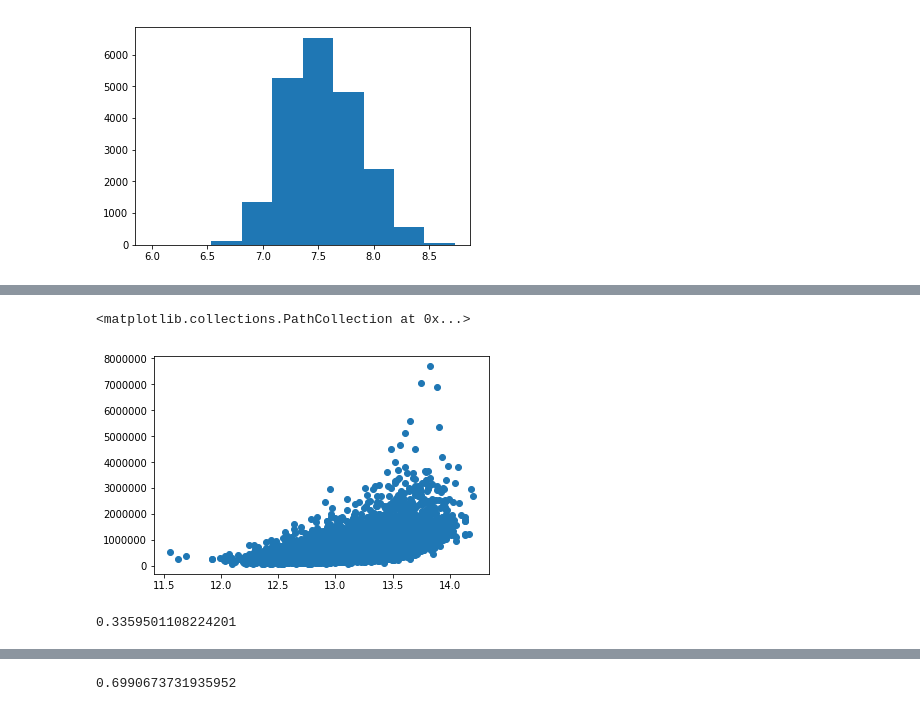
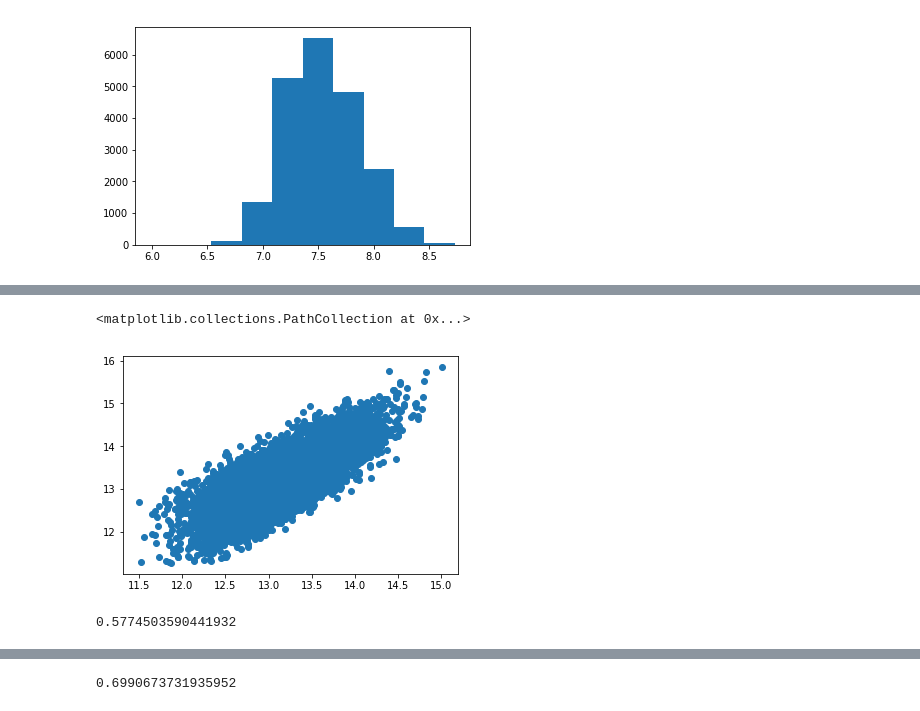
Before and after one commit to dmart49/Mod1Project, a Jupyter notebook: data_cleaning.ipynb, the cells around one changed output, grey strips where cells are left out. Cells and saved outputs as stored; diff of their text form; code cells hidden in the pictures.

```diff
--- a/data_cleaning.ipynb
+++ b/data_cleaning.ipynb
@@ -1,5 +1,4 @@
 # %%
 import pandas as pd
 
-kc_houses = pd.read_csv('kc_house_data.csv')
-#Importing Housing Data using Pandas
+kc_houses = pd.read_csv('/Users/flatironschool/Documents/dsc-v2-mod1-final-project-houston-ds-060319/kc_house_data.csv')
@@ -203,6 +180,3 @@ plt.hist(np.log(kc_houses['sqft_living15']))
         8.73391617]),
  <a list of 10 Patch objects>)
 [figure]
-# %%
-kc_houses['log_sqft_liv'] = np.log(kc_houses['sqft_living15'])
-#Here we are creating a new row to represent this normal distribution curve showing a log of the sqft_living15 values.
@@ -226,15 +183,19 @@ plt.scatter(y_pred,np.log(kc_houses['price']))
-# %%
-plt.scatter(y_pred,kc_houses['price'])
-#This is just me messing with the previous scatterplot.
-# %% [output]
-<matplotlib.collections.PathCollection at 0x...>
-[figure, removed]
-# %%
-from sklearn.metrics import explained_variance_score
-explained_variance_score(kc_houses['price'],np.e**y_pred) #e** is how you undo a log
-# This value returns the variance r^2, A score of .33 means that we don't have a very good predictor
-# of price from
-# %% [output]
-0.3359501108224201
+# %%
+kc_houses['log_sqft_liv'] = np.log(kc_houses['sqft_living'])
+# %%
+from sklearn.linear_model import LinearRegression as LinReg
+house_model = LinReg()
+to_model = kc_houses[['grade','condition','log_sqft_liv']]
+mod = house_model.fit(to_model,np.log(kc_houses['price']))
+y_pred = mod.predict(to_model)
+plt.scatter(y_pred,np.log(kc_houses['price']))
+# %% [output]
+<matplotlib.collections.PathCollection at 0x...>
+[figure, added]
+# %%
+from sklearn.metrics import explained_variance_score
+explained_variance_score(kc_houses['price'],np.e**y_pred)
+# %% [output]
+0.5774503590441932
 # %%
 #ask Bryan how to encode 70 categories
```
Also changed, not shown: parts of 47 cells of this notebook.
